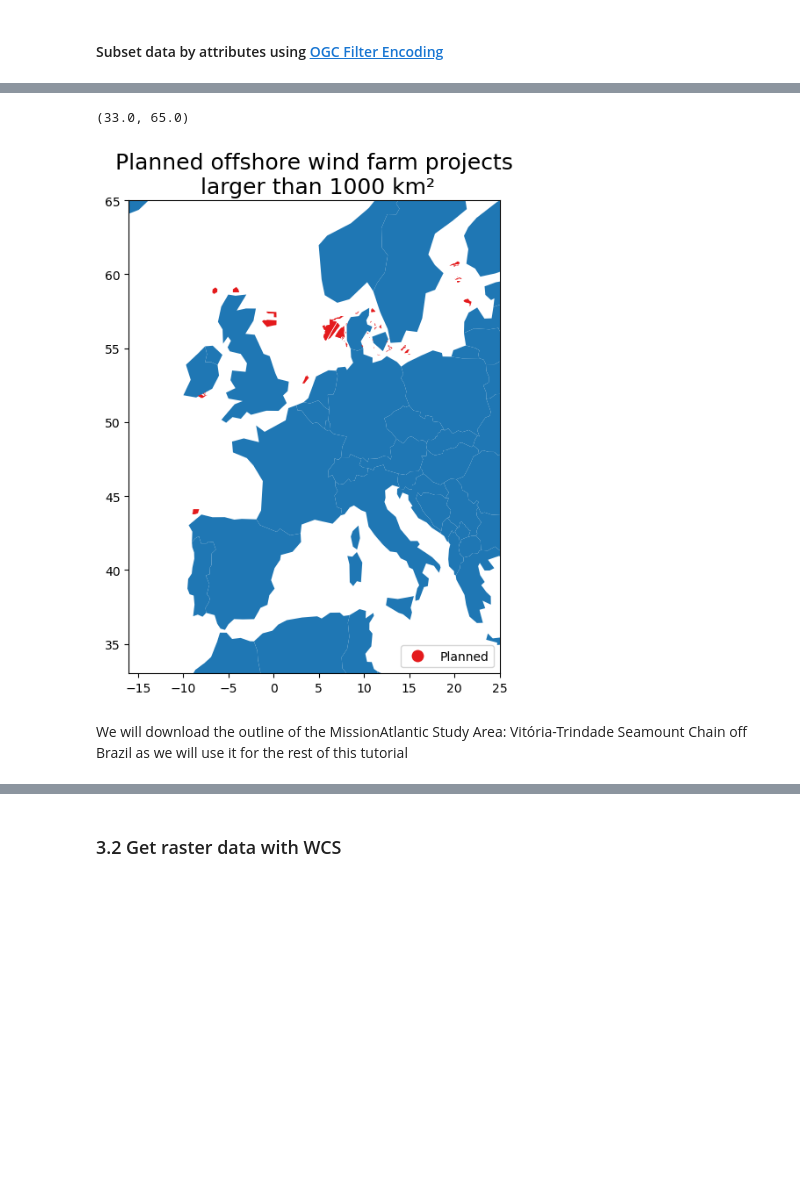
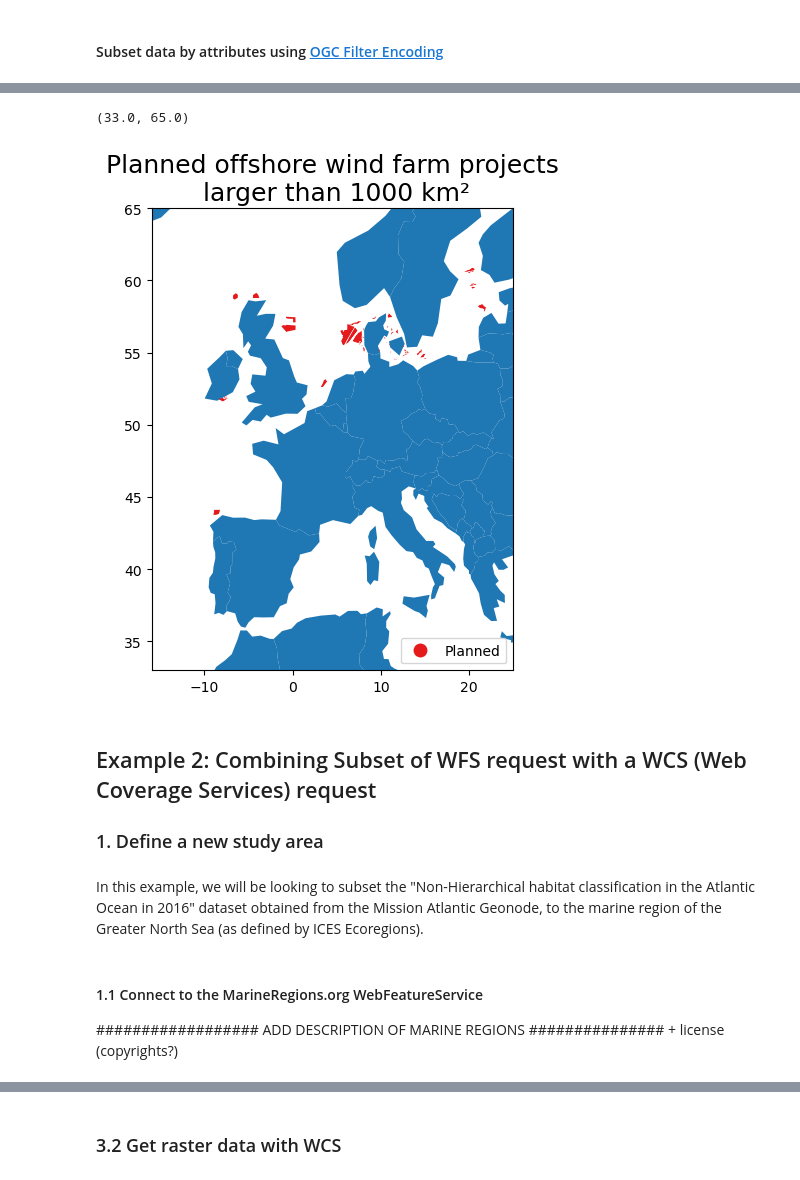
Before and after one commit to missionatlantic/GeoNode_OGC_webservices_workshop, a Jupyter notebook: 3_subset_and_download_data_with_WFS&WCS.ipynb, the cells around one changed output, grey strips where cells are left out. Saved outputs shown, nothing was run; the diff lists cells and outputs as text; code cells hidden in the pictures; blank space fills up the shorter version.

```diff
--- a/3_subset_and_download_data_with_WFS&WCS.ipynb
+++ b/3_subset_and_download_data_with_WFS&WCS.ipynb
@@ -199,24 +202,32 @@ gdf
 | 14 | Wind_Farms_EMODnet.517 | 517 | Spain | NaN | NaN | Planned |  | 28752.000636 | 1807.819544 |  | ... |
 | 15 | Wind_Farms_EMODnet.529 | 529 | Estonia | NaN | NaN | Planned |  | 9903.634178 | 1217.896092 |  | ... |
 # %%
-fig, ax = plt.subplots(1, figsize=(15,7))
+import geopandas
+
+fig, ax = plt.subplots(1, figsize=(8,6))
 world.plot(ax=ax) # add world base layer
 
 #Plot the dataset
 gdf.plot(column='status',
          categorical=False,
          cmap='Set1',
          legend= True,
          legend_kwds={'loc': 'lower right'},
          alpha = 1,
          ax=ax)
 ax.set_title('Planned offshore wind farm projects\n larger than 1000 km²',fontsize=18)
 
 #Set the map limits based on the bbox params to zoom in on your dataset
 ax.set_xlim(-16,25)
 ax.set_ylim(33,65)
 # %% [output]
 (33.0, 65.0)
-[figure, old version]
+[figure, new version]
-# %% [markdown]
-We will download the outline of the MissionAtlantic Study Area: Vitória-Trindade Seamount Chain off Brazil as we will use it for the rest of this tutorial
+# %% [markdown]
+## Example 2: Combining Subset of WFS request with a WCS (Web Coverage Services) request
+### 1. Define a new study area
+# %% [markdown]
+In this example, we will be looking to subset the "Non-Hierarchical habitat classification in the Atlantic Ocean in 2016" dataset obtained from the Mission Atlantic Geonode, to the marine region of the Greater North Sea (as defined by ICES Ecoregions).
+# %% [markdown]
+#### 1.1 Connect to the MarineRegions.org WebFeatureService
+################## ADD DESCRIPTION OF MARINE REGIONS ############### + license (copyrights?)
```
Also changed, not shown: parts of 25 cells of this notebook, 17 other files.
